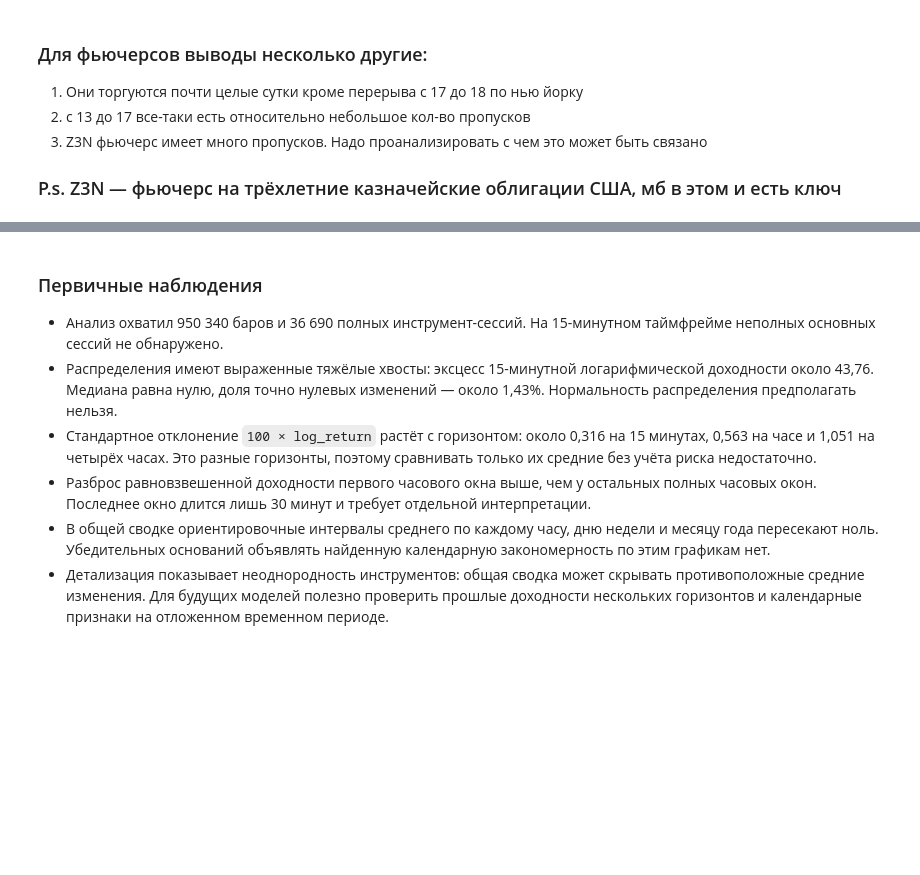
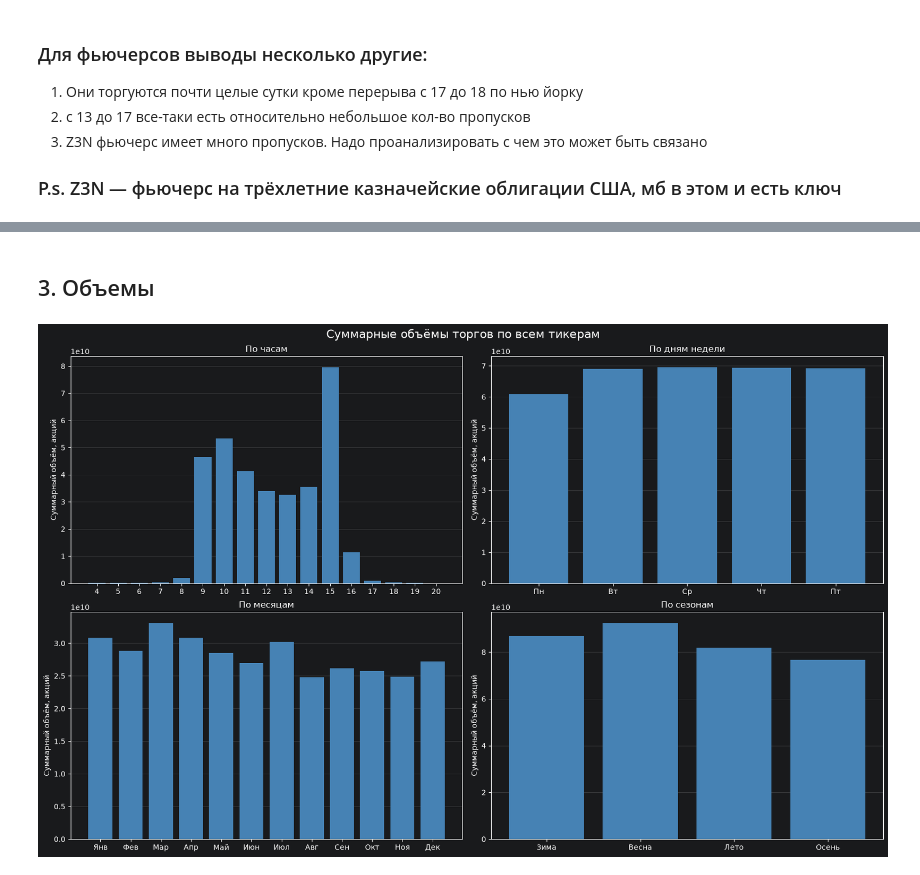
Before and after one commit to enkiradg-netizen/113-team_Securities-market-prediction, a Jupyter notebook: notebooks/eda/alexxx_tyurin_eda.ipynb, the cells around one changed output, grey strips where cells are left out. Drawn from its saved outputs; the diff is of its cells as text; code cells hidden in the pictures; blank space fills up the shorter version.

```diff
--- a/notebooks/eda/alexxx_tyurin_eda.ipynb
+++ b/notebooks/eda/alexxx_tyurin_eda.ipynb
@@ -1075,9 +271,44 @@ display(Markdown(
-# %% [markdown]
-### Первичные наблюдения
-
-- Анализ охватил 950 340 баров и 36 690 полных инструмент-сессий. На 15-минутном таймфрейме неполных основных сессий не обнаружено.
-- Распределения имеют выраженные тяжёлые хвосты: эксцесс 15-минутной логарифмической доходности около 43,76. Медиана равна нулю, доля точно нулевых изменений — около 1,43%. Нормальность распределения предполагать нельзя.
-- Стандартное отклонение `100 × log_return` растёт с горизонтом: около 0,316 на 15 минутах, 0,563 на часе и 1,051 на четырёх часах. Это разные горизонты, поэтому сравнивать только их средние без учёта риска недостаточно.
-- Разброс равновзвешенной доходности первого часового окна выше, чем у остальных полных часовых окон. Последнее окно длится лишь 30 минут и требует отдельной интерпретации.
-- В общей сводке ориентировочные интервалы среднего по каждому часу, дню недели и месяцу года пересекают ноль. Убедительных оснований объявлять найденную календарную закономерность по этим графикам нет.
-- Детализация показывает неоднородность инструментов: общая сводка может скрывать противоположные средние изменения. Для будущих моделей полезно проверить прошлые доходности нескольких горизонтов и календарные признаки на отложенном временном периоде.
+# %% [markdown]
+## 3. Объемы
+# %%
+data = stocks_1_hour.copy()
+
+data["hour"] = data["ny_time"].dt.hour
+data["day_of_week"] = data["ny_time"].dt.dayofweek  # 0 — понедельник
+data["month"] = data["ny_time"].dt.month
+data["season"] = data["month"].map({
+    12: "Зима", 1: "Зима", 2: "Зима",
+    3: "Весна", 4: "Весна", 5: "Весна",
+    6: "Лето", 7: "Лето", 8: "Лето",
+    9: "Осень", 10: "Осень", 11: "Осень",
+})
+# %%
+fig, axes = plt.subplots(2, 2, figsize=(16, 10), constrained_layout=True)
+
+settings = [
+    ("hour", sorted(data["hour"].unique()), None, "По часам"),
+    ("day_of_week", range(5), ["Пн", "Вт", "Ср", "Чт", "Пт"], "По дням недели"),
+    ("month", range(1, 13),
+     ["Янв", "Фев", "Мар", "Апр", "Май", "Июн",
+      "Июл", "Авг", "Сен", "Окт", "Ноя", "Дек"], "По месяцам"),
+    ("season", ["Зима", "Весна", "Лето", "Осень"], None, "По сезонам"),
+]
+
+for ax, (column, order, labels, title) in zip(axes.flat, settings):
+    volumes = data.groupby(column)["volume"].sum().reindex(order)
+
+    ax.bar(range(len(volumes)), volumes, color="steelblue")
+    ax.set_xticks(
+        range(len(volumes)),
+        labels if labels is not None else volumes.index,
+    )
+    ax.set_title(title)
+    ax.set_ylabel("Суммарный объём, акций")
+    ax.ticklabel_format(axis="y", style="sci", scilimits=(0, 0))
+    ax.grid(axis="y", alpha=0.3)
+    ax.set_axisbelow(True)
+
+fig.suptitle("Суммарные объёмы торгов по всем тикерам", fontsize=16)
+plt.show()
+# %% [output]
+[figure, added]
```
Also changed, not shown: parts of 62 cells of this notebook.
